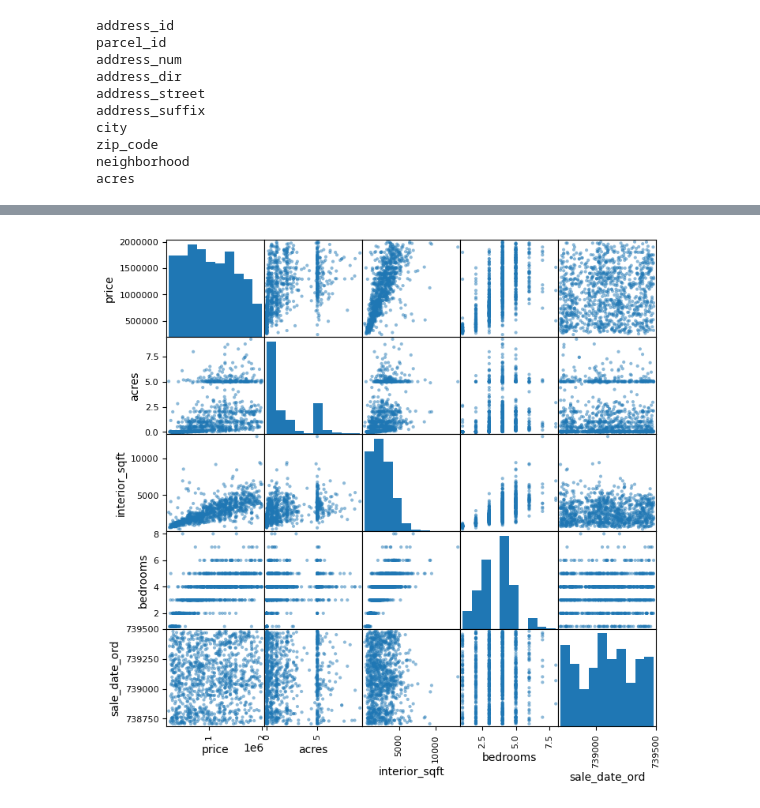
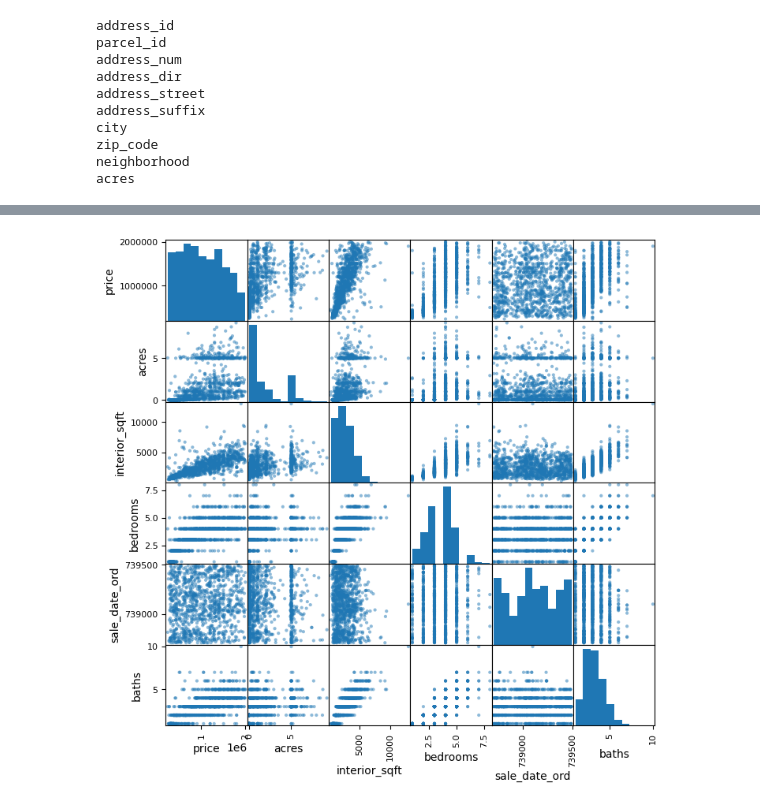
Before and after one commit to cleve703/price_predictor, a Jupyter notebook: main.ipynb, the cells around one changed output, grey strips where cells are left out. Saved outputs shown, nothing was run; the diff lists cells and outputs as text; code cells hidden in the pictures.

```diff
--- a/main.ipynb
+++ b/main.ipynb
@@ -8,6 +8,9 @@ from sklearn.model_selection import train_test_split
 from sklearn.metrics import mean_squared_error
 %matplotlib inline
 # %%
-sales = pd.read_csv('./data/Sales_Data.csv')
-dwellings = pd.read_csv('./data/Dwelling_Data.csv')
-addresses = pd.read_csv('./data/Legal_Data.csv')
+sales_url = "https://data-fairfaxcountygis.opendata.arcgis.com/datasets/Fairfaxcountygis::tax-administrations-real-estate-sales-data.csv?outSR=%7B%22latestWkid%22%3A2283%2C%22wkid%22%3A102746%7D"
+dwellings_url = "https://data-fairfaxcountygis.opendata.arcgis.com/datasets/Fairfaxcountygis::tax-administrations-real-estate-dwelling-data.csv?outSR=%7B%22latestWkid%22%3A3857%2C%22wkid%22%3A102100%7D"
+addresses_url = "https://data-fairfaxcountygis.opendata.arcgis.com/datasets/Fairfaxcountygis::tax-administrations-real-estate-legal-data.csv?outSR=%7B%22latestWkid%22%3A3857%2C%22wkid%22%3A102100%7D"
+sales = pd.read_csv(sales_url)
+dwellings = pd.read_csv(dwellings_url)
+addresses = pd.read_csv(addresses_url)
@@ -431,6 +395,6 @@ Split Level 4-Levels
 # %%
 from pandas.plotting import scatter_matrix
-scatter_matrix(combined_data[['price', 'acres', 'interior_sqft', 'bedrooms', 'sale_date_ord', 'levels_style']], figsize=(8,8))
+scatter_matrix(combined_data[['price', 'acres', 'interior_sqft', 'bedrooms', 'sale_date_ord', 'levels_style', 'baths']], figsize=(8,8))
 plt.pyplot.show()
 # %% [output]
-[figure, old version]
+[figure, new version]
```
Also changed, not shown: parts of 22 cells of this notebook.
